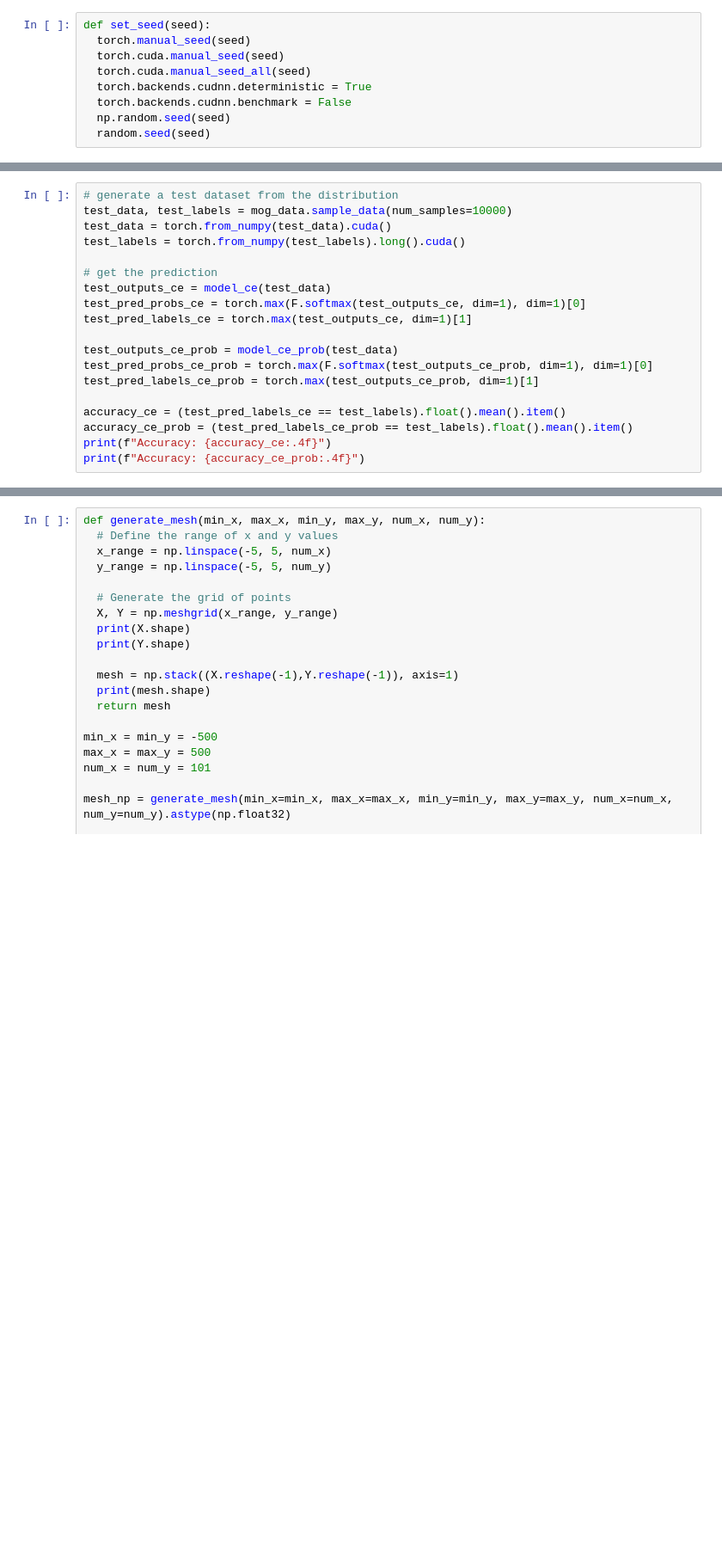
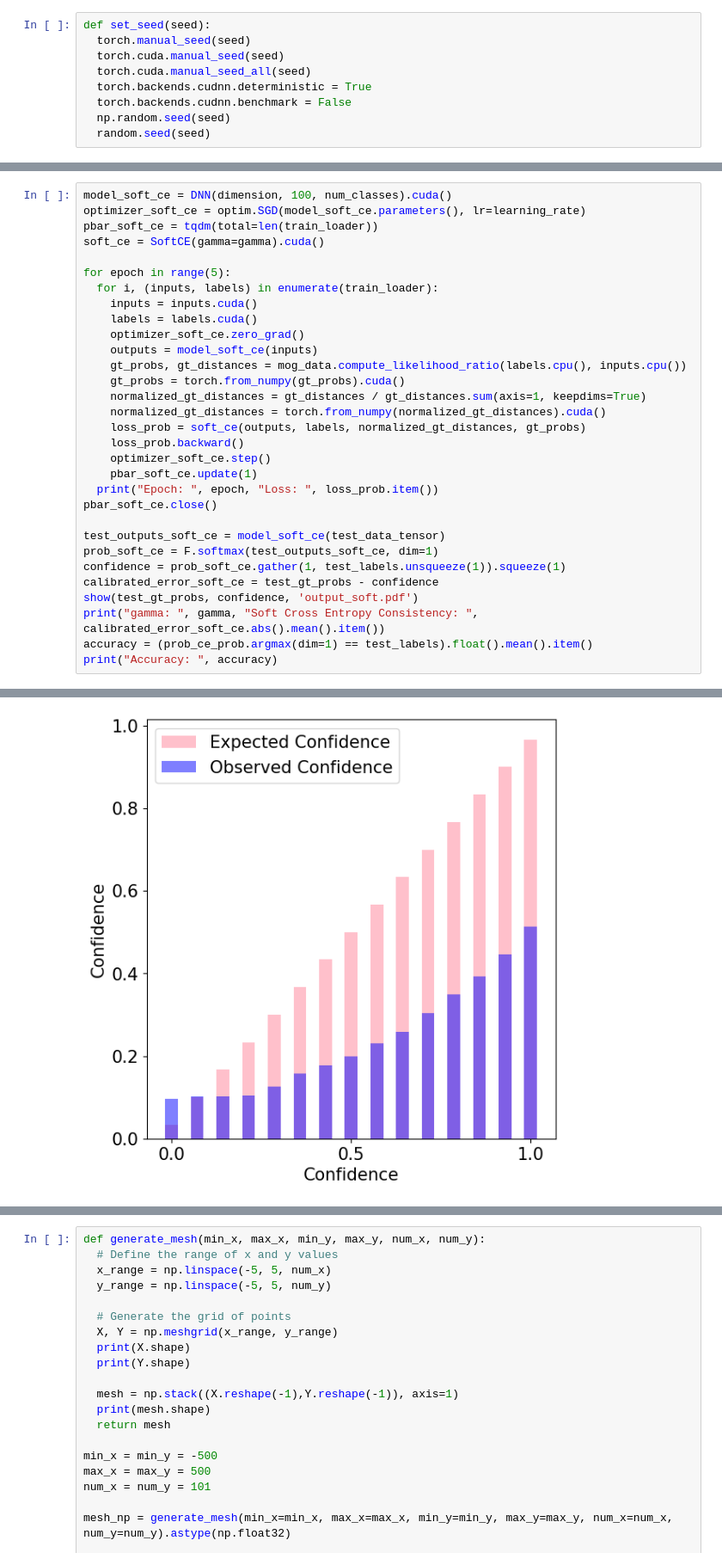
Before and after one commit to Jinxu-Lin/BSCE-GRA, a Jupyter notebook: test.ipynb, the cells around one changed output, grey strips where cells are left out. Shown at 86% size. Drawn from its saved outputs; the diff is of its cells as text; blank space fills up the shorter version.

```diff
--- a/test.ipynb
+++ b/test.ipynb
@@ -332,19 +338,0 @@ print(consistency_ce_prob.abs().mean())
-# %%
-# generate a test dataset from the distribution
-test_data, test_labels = mog_data.sample_data(num_samples=10000)
-test_data = torch.from_numpy(test_data).cuda()
-test_labels = torch.from_numpy(test_labels).long().cuda()
-
-# get the prediction
-test_outputs_ce = model_ce(test_data)
-test_pred_probs_ce = torch.max(F.softmax(test_outputs_ce, dim=1), dim=1)[0]
-test_pred_labels_ce = torch.max(test_outputs_ce, dim=1)[1]
-
-test_outputs_ce_prob = model_ce_prob(test_data)
-test_pred_probs_ce_prob = torch.max(F.softmax(test_outputs_ce_prob, dim=1), dim=1)[0]
-test_pred_labels_ce_prob = torch.max(test_outputs_ce_prob, dim=1)[1]
-
-accuracy_ce = (test_pred_labels_ce == test_labels).float().mean().item()
-accuracy_ce_prob = (test_pred_labels_ce_prob == test_labels).float().mean().item()
-print(f"Accuracy: {accuracy_ce:.4f}")
-print(f"Accuracy: {accuracy_ce_prob:.4f}")
@@ -352,0 +374,32 @@ NameError: name 'model_ce' is not defined
+# %%
+model_soft_ce = DNN(dimension, 100, num_classes).cuda()
+optimizer_soft_ce = optim.SGD(model_soft_ce.parameters(), lr=learning_rate)
+pbar_soft_ce = tqdm(total=len(train_loader))
+soft_ce = SoftCE(gamma=gamma).cuda()
+
+for epoch in range(5):
+  for i, (inputs, labels) in enumerate(train_loader):
+    inputs = inputs.cuda()
+    labels = labels.cuda()
+    optimizer_soft_ce.zero_grad()
+    outputs = model_soft_ce(inputs)
+    gt_probs, gt_distances = mog_data.compute_likelihood_ratio(labels.cpu(), inputs.cpu())
+    gt_probs = torch.from_numpy(gt_probs).cuda()
+    normalized_gt_distances = gt_distances / gt_distances.sum(axis=1, keepdims=True)
+    normalized_gt_distances = torch.from_numpy(normalized_gt_distances).cuda()
+    loss_prob = soft_ce(outputs, labels, normalized_gt_distances, gt_probs)
+    loss_prob.backward()
+    optimizer_soft_ce.step()
+    pbar_soft_ce.update(1)
+  print("Epoch: ", epoch, "Loss: ", loss_prob.item())
+pbar_soft_ce.close()
+
+test_outputs_soft_ce = model_soft_ce(test_data_tensor)
+prob_soft_ce = F.softmax(test_outputs_soft_ce, dim=1)
+confidence = prob_soft_ce.gather(1, test_labels.unsqueeze(1)).squeeze(1)
+calibrated_error_soft_ce = test_gt_probs - confidence
+show(test_gt_probs, confidence, 'output_soft.pdf')
+print("gamma: ", gamma, "Soft Cross Entropy Consistency: ", calibrated_error_soft_ce.abs().mean().item())
+accuracy = (prob_ce_prob.argmax(dim=1) == test_labels).float().mean().item()
+print("Accuracy: ", accuracy)
+# %% [output]
@@ -352,0 +411 @@ NameError: name 'model_ce' is not defined
+[figure, added]
```
Also changed, not shown: parts of 13 cells of this notebook, 6 other files.
